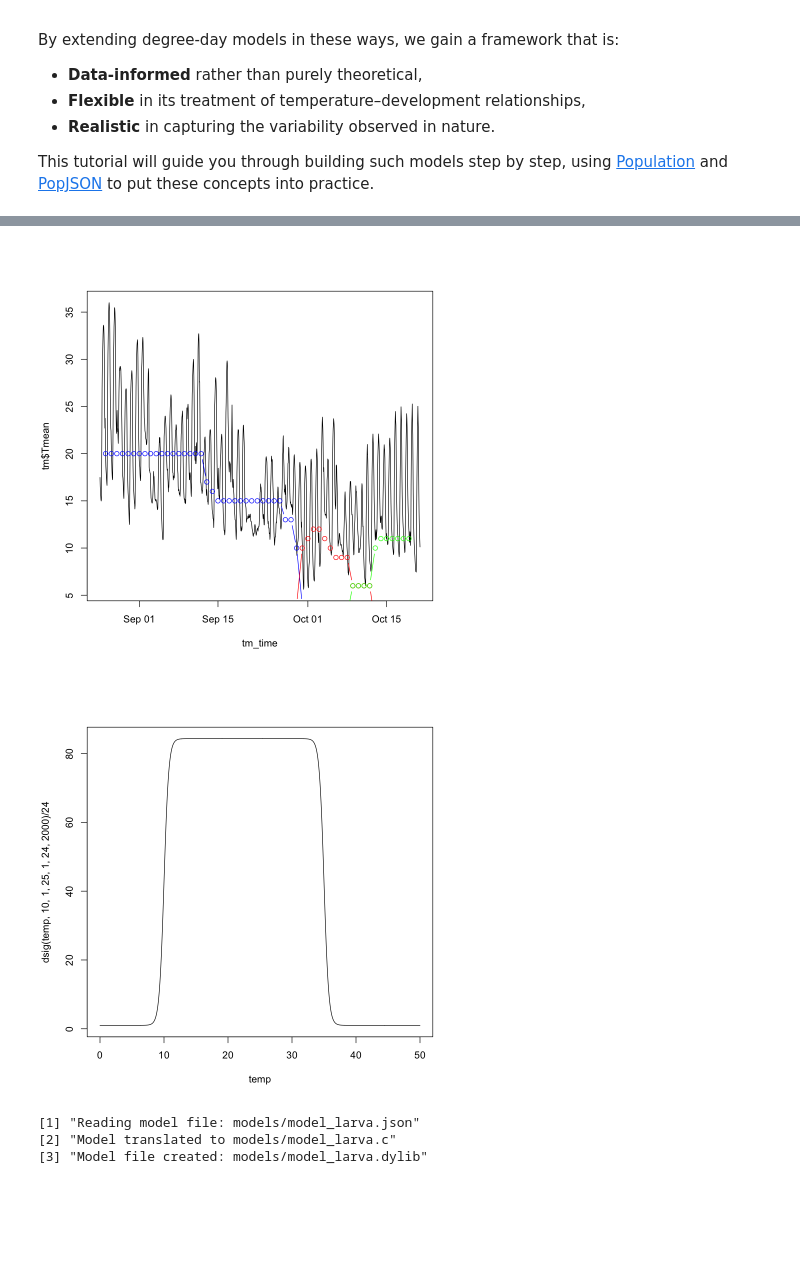
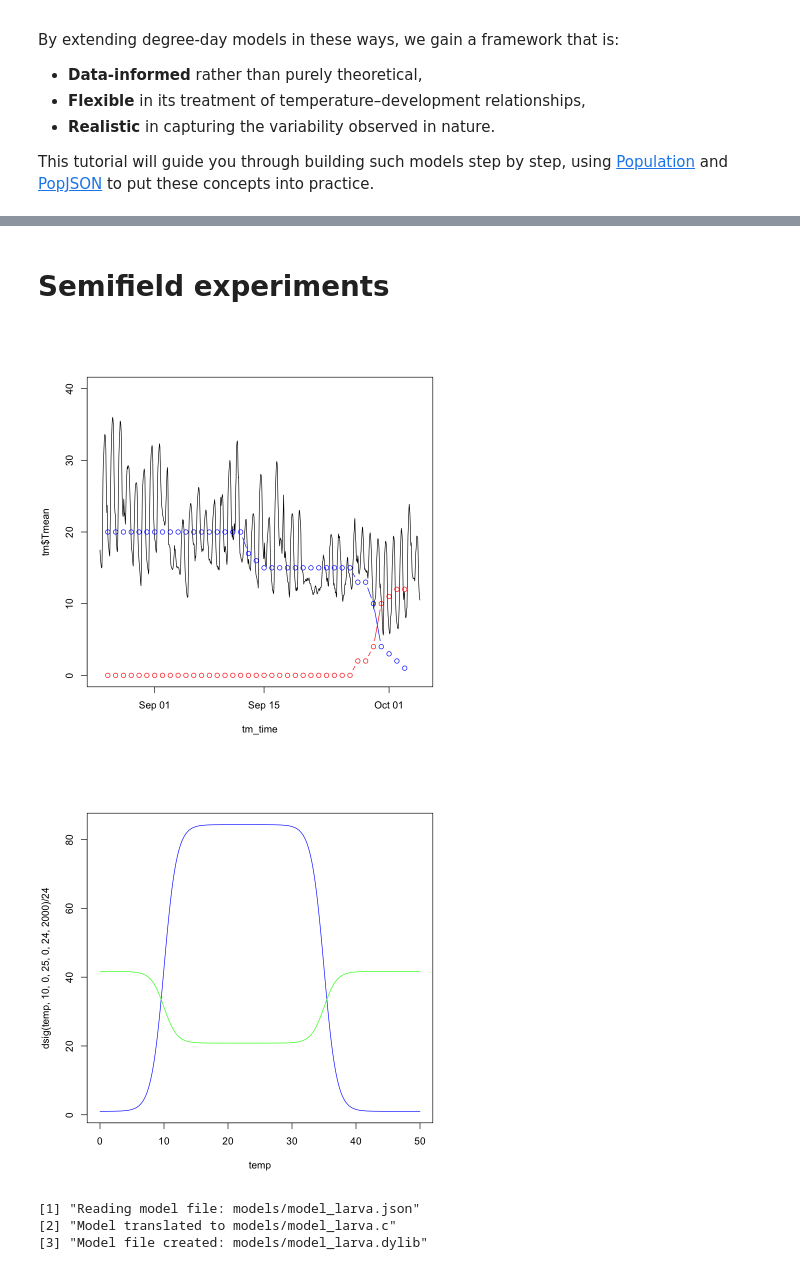
Before and after one commit to kerguler/vector-modelling-tutorials, a Jupyter notebook: tutorials/kamil/tutorial.ipynb, the cells around one changed output, grey strips where cells are left out. Drawn from its saved outputs; the diff is of its cells as text; code cells hidden in the pictures; blank space fills up the shorter version.

```diff
--- a/tutorials/kamil/tutorial.ipynb
+++ b/tutorials/kamil/tutorial.ipynb
@@ -74,3 +78,5 @@ plot(ret$ret[1, , model$popids[["larva"]]], t = "l")
+# %% [markdown]
+# Semifield experiments
 # %%
 df <- read.csv("data/data_semifield.csv")
 df_time <- as.POSIXct(df$Date, format="%d/%m/%Y")
@@ -78,11 +84,10 @@ df_time <- as.POSIXct(df$Date, format="%d/%m/%Y")
 tm <- read.csv("data/datalogger.csv")
 tm_time <- as.POSIXct(tm$Time, format="%Y-%m-%d %H:%M:%S")
 # %%
-plot(tm_time,tm$Tmean,t='l')
+plot(tm_time,tm$Tmean,t='l',ylim=c(0,40))
 lines(df_time,df$L,t='b',col='blue')
 lines(df_time,df$P,t='b',col='red')
-lines(df_time,df$A,t='b',col='green')
 # %% [output]
-[figure, old version]
+[figure, new version]
 # %%
 dsig <-function(T,L,l,R,r,M,X) {
@@ -91,9 +96,10 @@ dsig <-function(T,L,l,R,r,M,X) {
 # %%
 temp <- seq(0, 50, length.out = 1000)
 
-plot(temp, dsig(temp,10,1,25,1,24,2000) / 24, t='l')
+plot(temp, dsig(temp,10,0,25,0,24,2000) / 24, t='l', col='blue')
+lines(temp, dsig(temp,10,0,25,0,1000,-500) / 24, t='l', col='green')
 # %% [output]
-[figure, old version]
+[figure, new version]
 # %%
 model <- prepare("models/model_larva")
 # %% [output]
```
Also changed, not shown: parts of 13 cells of this notebook, 7 other files.
